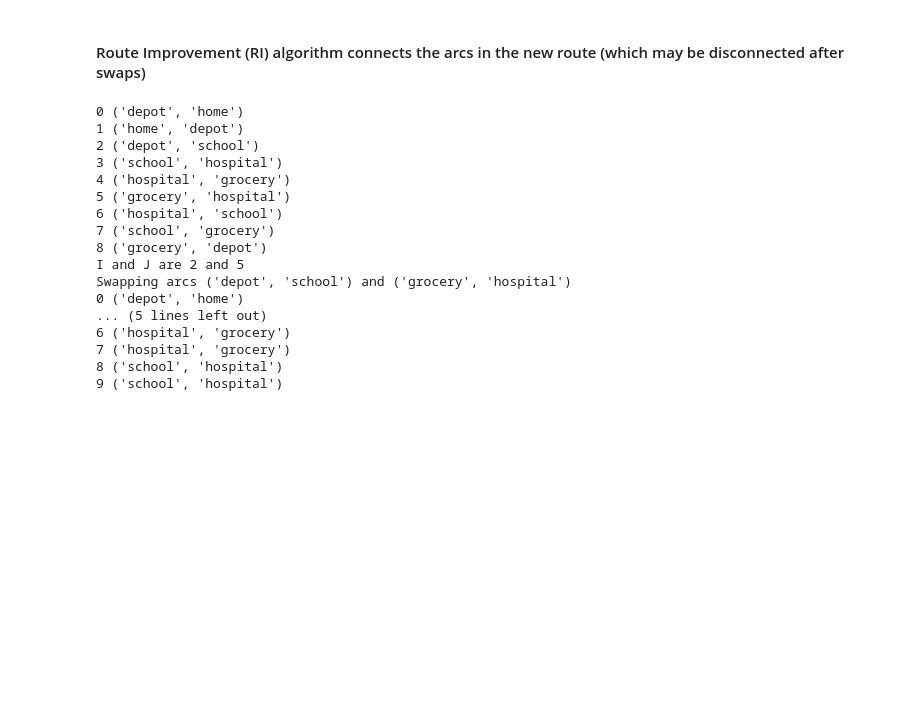
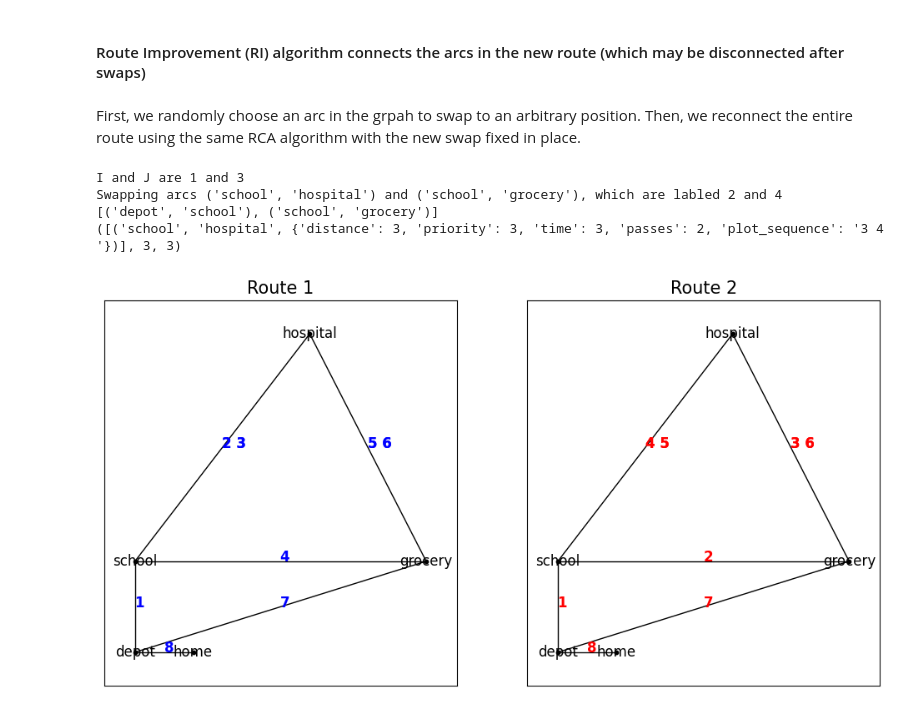
Before and after one commit to Ian1528/Snowplow-Route-Optimization, a Jupyter notebook: ToyProblem1/ToyProblem1.ipynb, the cells around one changed output. Saved outputs shown, nothing was run; the diff lists cells and outputs as text; code cells hidden in the pictures; blank space fills up the shorter version.

```diff
--- a/ToyProblem1/ToyProblem1.ipynb
+++ b/ToyProblem1/ToyProblem1.ipynb
@@ -334,6 +346,8 @@ plt.show()
 ## Step 3: Generate Alternative Routes - Simulated Annealing Heuristic
 # %% [markdown]
 #### Route Improvement (RI) algorithm connects the arcs in the new route (which may be disconnected after swaps)
+# %% [markdown]
+First, we randomly choose an arc in the grpah to swap to an arbitrary position. Then, we reconnect the entire route using the same RCA algorithm with the new swap fixed in place.
 # %%
 def move_between_nodes(G, node1, node2, route_up_to_now):
     '''
@@ -351,16 +365,13 @@ def move_between_nodes(G, node1, node2, route_up_to_now):
     for edge in edges:
         visit_arc(G, edge, route=route_up_to_now)
 # %%
-def rand_swap(G, route, reverse=True):
+def rand_swap(G, route):
     '''
     Randomly swaps two edges in a route
     '''
 
     new_route = route.copy()
     i,j = random.sample(range(len(route)), 2) # choose a random edge to move to a new place
-
-    i=2 # temporary for testing
-    j=5
     new_location = min(i, j) # get the smaller index
     arc_to_move_index = max(i, j) # get the larger index
 
@@ -372,53 +383,33 @@ def rand_swap(G, route, reverse=True):
         prev_node = route[new_location-1][1]
 
     print("I and J are {} and {}".format(i, j))
-    print("Swapping arcs {} and {}".format(route[new_location], route[arc_to_move_index]))
+    print("Swapping arcs {} and {}, which are labled {} and {}".format(route[new_location], route[arc_to_move_index], new_location+1,arc_to_move_index+1))
 
     # connect the previous node to the first node of the arc to move
-    new_route = route[:new_location]
-    move_between_nodes(G, prev_node, arc_to_move[1], new_route)
+    new_route = list()
 
-    new_route.append((arc_to_move[1], arc_to_move[0])) # traverse that arc in reverse order
-    visit_arc(G, (arc_to_move[1],arc_to_move[0]), route=new_route) # visit the arc in reverse order
+    # move between all preserved edges of the old route
+    for edge in route[:new_location]:
+        visit_arc(G, edge, route=new_route)
+    move_between_nodes(G, prev_node, arc_to_move[0], new_route)
 
-    if reverse:
-        # traverse all the arcs between the two in reverse order
-        reversed_order = route[arc_to_move_index-1:new_location:-1]
+    curr_node = arc_to_move[0]
+    # make sure the arc we want to swap hasn't been visited in the shortest path to it
 
-        for edge in reversed_order:
-            new_route.append(edge)
-            visit_arc(G, edge, route=new_route)
+    if G[arc_to_move[0]][arc_to_move[1]]['passes'] > 0:
+        curr_node = visit_arc(G, arc_to_move, route=new_route) # visit the arc
+    print(new_route)
+    print(process_node(G, arc_to_move[0]))
 
-    # finish the route off by using a similar approach to the RCA
-    curr_node = new_route[-1][1]
-
-    new_route = RCA(G, curr_node, arcs_left, route=new_route, alpha=0.4)
+    new_route = RCA(G, curr_node, route=new_route, alpha=0.4)
     return new_route
 # %%
 G_copy = G.copy()
+route_new = rand_swap(G_copy, route)
+plot_routes([route, route_new])
+# %% [output]
+I and J are 1 and 3
+Swapping arcs ('school', 'hospital') and ('school', 'grocery'), which are labled 2 and 4
+[('depot', 'school'), ('school', 'grocery')]
+([('school', 'hospital', {'distance': 3, 'priority': 3, 'time': 3, 'passes': 2, 'plot_sequence': '3 4 '})], 3, 3)
+[figure, added]
-# %%
-route_new = partial_route.copy()
-for i,edge in enumerate(route_new):
-    print(i, edge)
-route_new = rand_swap(G_copy, route_new)
-
-for i,edge in enumerate(route_new):
-    print(i, edge)
-# %% [output]
-0 ('depot', 'home')
-1 ('home', 'depot')
-2 ('depot', 'school')
-3 ('school', 'hospital')
-4 ('hospital', 'grocery')
-5 ('grocery', 'hospital')
-6 ('hospital', 'school')
-7 ('school', 'grocery')
-8 ('grocery', 'depot')
-I and J are 2 and 5
-Swapping arcs ('depot', 'school') and ('grocery', 'hospital')
-0 ('depot', 'home')
-... (5 lines left out)
-6 ('hospital', 'grocery')
-7 ('hospital', 'grocery')
-8 ('school', 'hospital')
-9 ('school', 'hospital')
```
Also changed, not shown: parts of 9 cells of this notebook.
